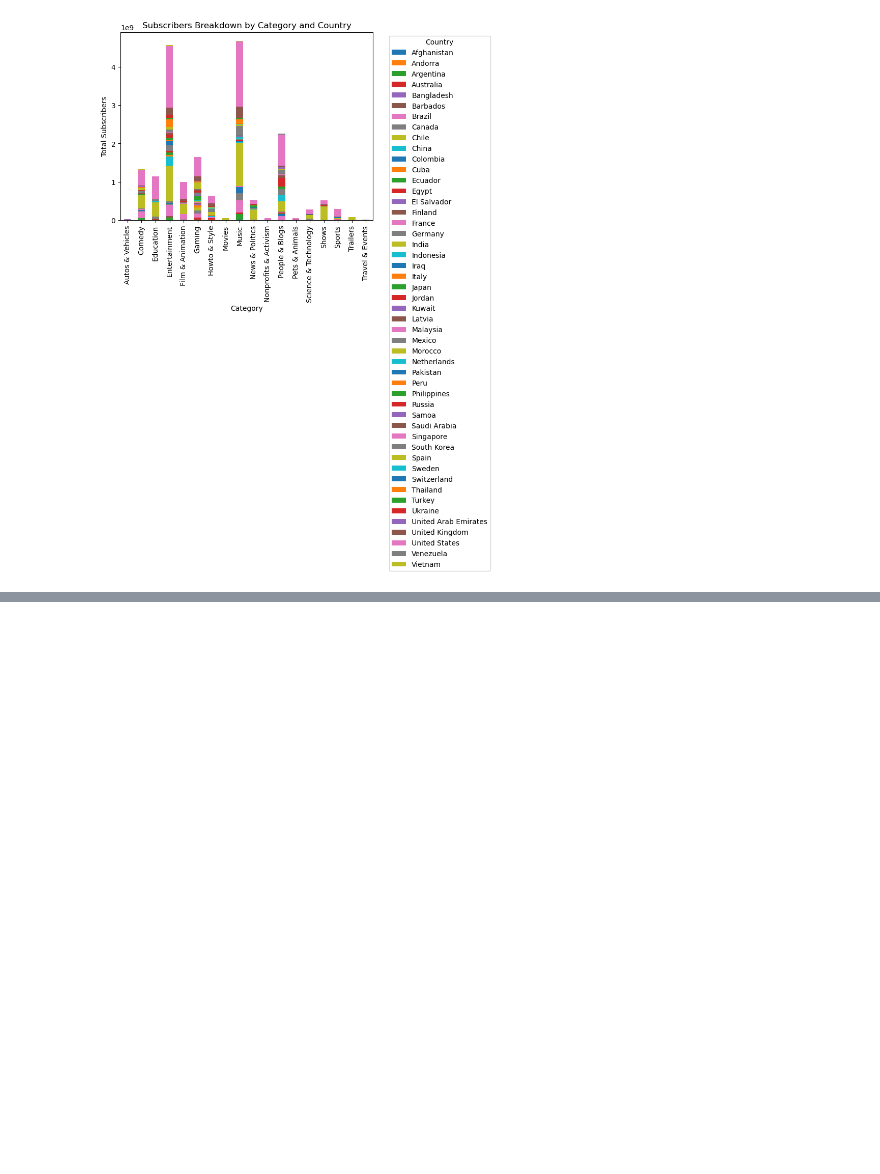
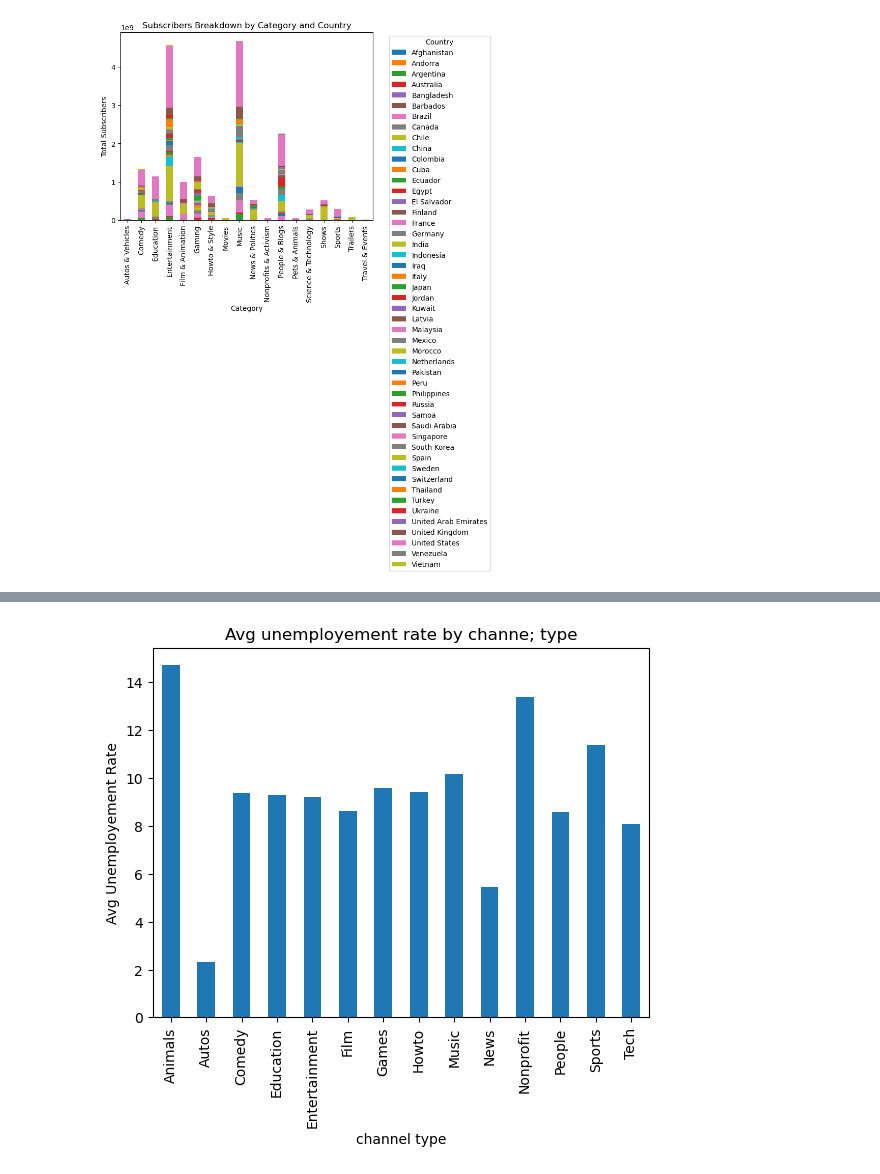
Before and after one commit to piyush6705/eda, a Jupyter notebook: Untitled.ipynb, the cells around one changed output, grey strips where cells are left out. Saved outputs shown, nothing was run; the diff lists cells and outputs as text; code cells hidden in the pictures; blank space fills up the shorter version.

```diff
--- a/Untitled.ipynb
+++ b/Untitled.ipynb
@@ -371,0 +372,9 @@ plt.ylabel('subscribe
+# %%
+df.groupby('channel_type')['Unemployment rate'].mean().plot(kind='bar')
+plt.title('Avg unemployement rate by channe; type')
+plt.xlabel('channel type')
+plt.ylabel('Avg Unemployement Rate')
+plt.xticks(rotation = 90)
+plt.show()
+# %% [output]
+[figure, added]
```
Also changed, not shown: parts of 4 cells of this notebook, 1 other file.
